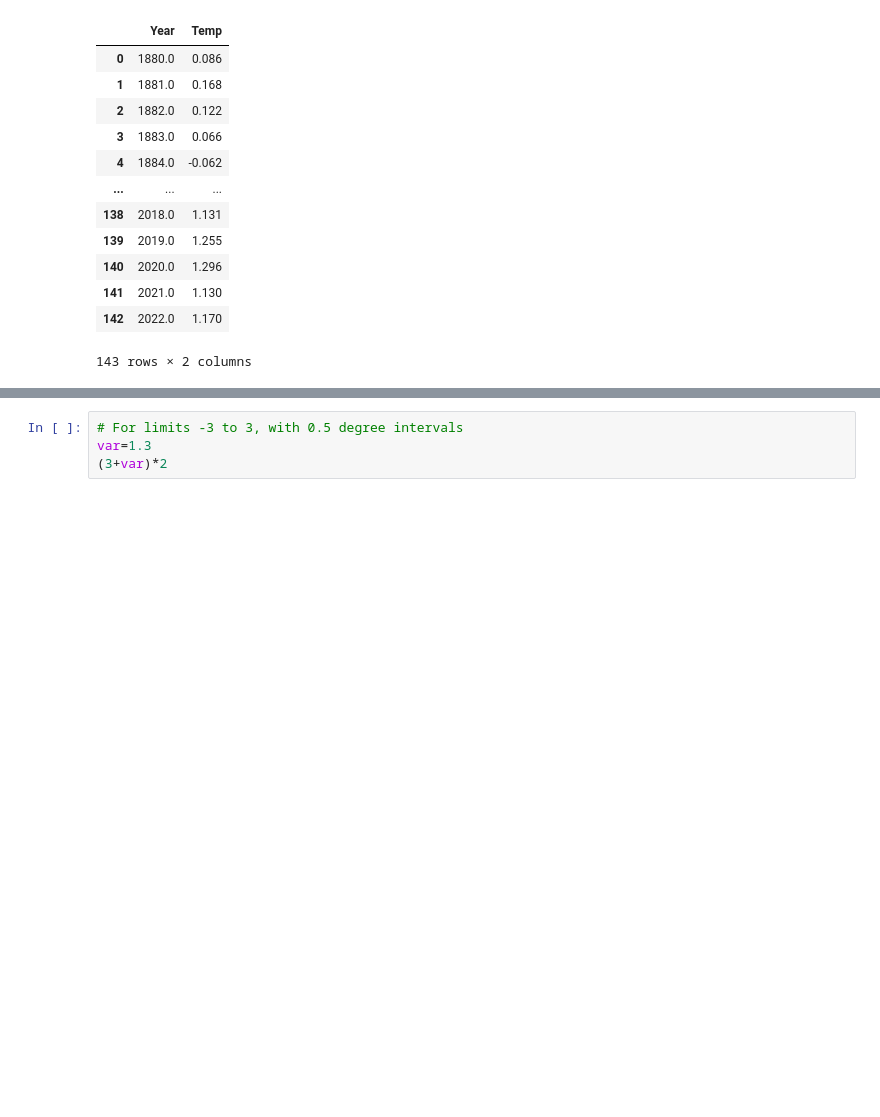
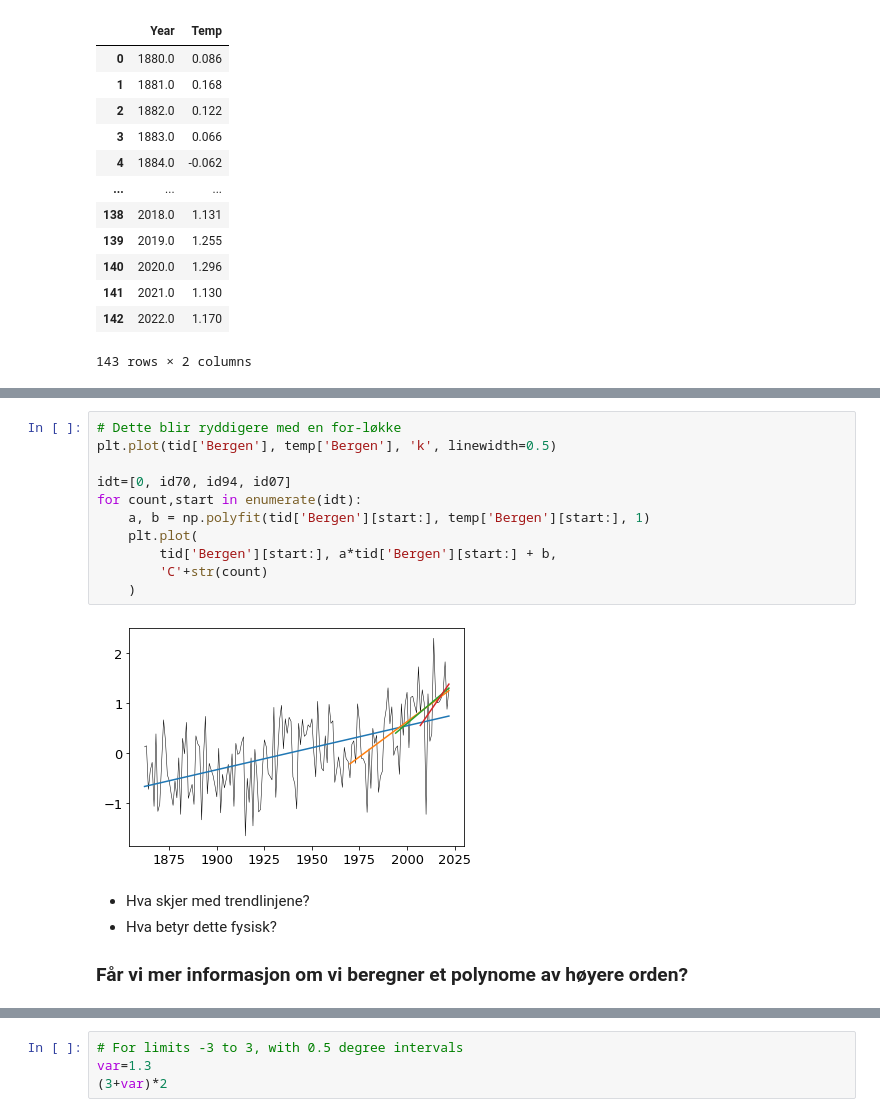
Before and after one commit to irendundas/EkteData, a Jupyter notebook: Workinprogress/Osteroy_vgs.ipynb, the cells around one changed output, grey strips where cells are left out. Cells and saved outputs as stored; diff of their text form; blank space fills up the shorter version.

```diff
--- a/Workinprogress/Osteroy_vgs.ipynb
+++ b/Workinprogress/Osteroy_vgs.ipynb
@@ -116,0 +154,19 @@ plt.plot(tid['Global'], temp['Global'])
+# %%
+# Dette blir ryddigere med en for-løkke
+plt.plot(tid['Bergen'], temp['Bergen'], 'k', linewidth=0.5)
+
+idt=[0, id70, id94, id07]
+for count,start in enumerate(idt):
+    a, b = np.polyfit(tid['Bergen'][start:], temp['Bergen'][start:], 1)
+    plt.plot(
+        tid['Bergen'][start:], a*tid['Bergen'][start:] + b,
+        'C'+str(count)
+    )
+# %% [output]
+[figure, added]
+# %% [markdown]
+- Hva skjer med trendlinjene?
+- Hva betyr dette fysisk?
+
+
+### Får vi mer informasjon om vi beregner et polynome av høyere orden?
```
Also changed, not shown: parts of 38 cells of this notebook.
